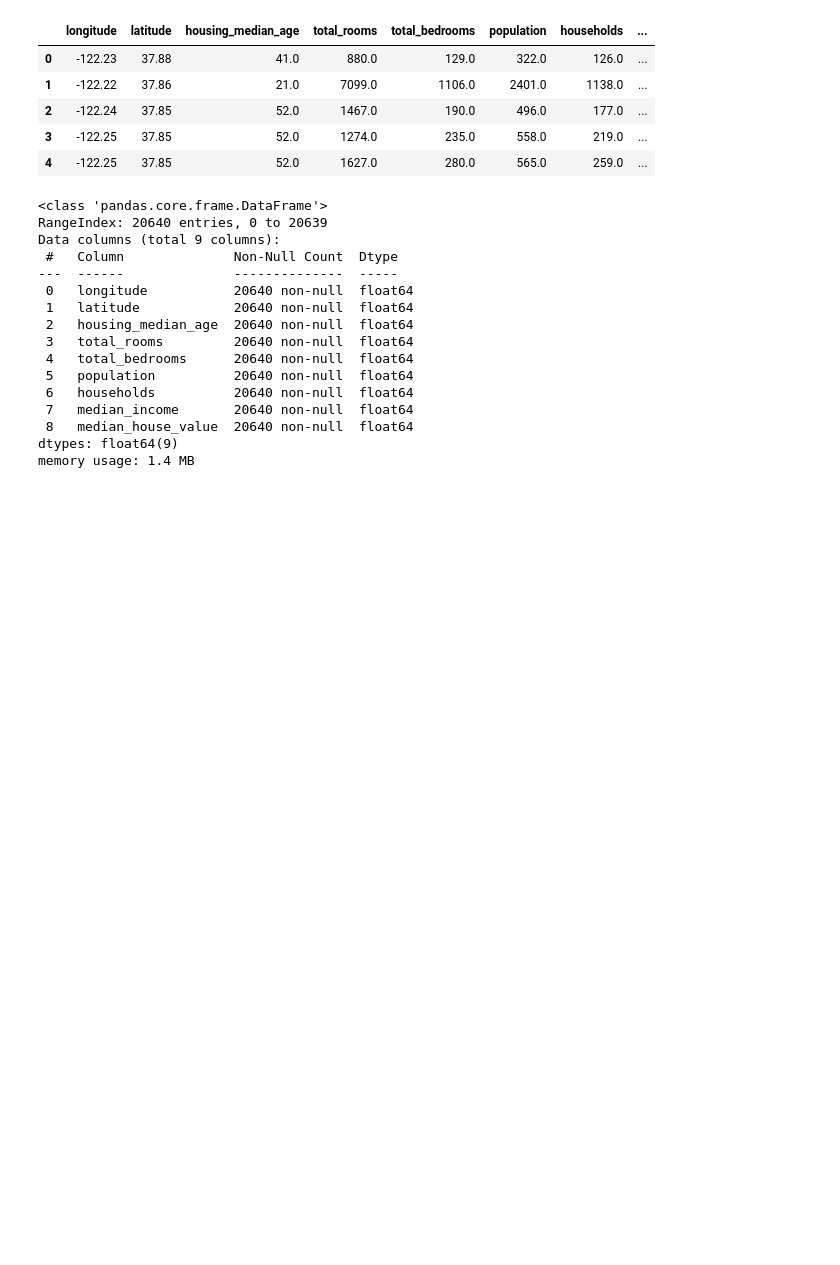
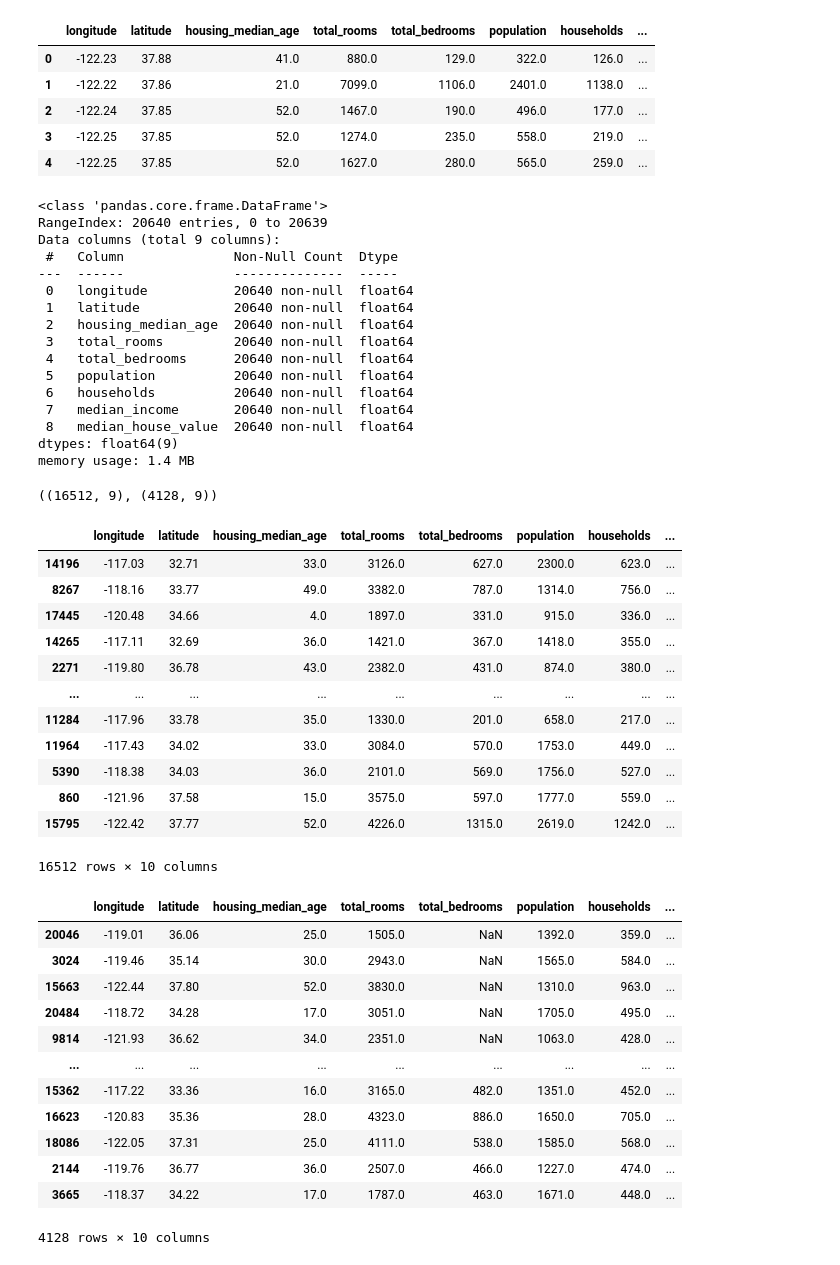
Before and after one commit to Shaht448/chapter-1-ML, a Jupyter notebook: housing_price-checkpoint.ipynb, the cells around one changed output. Drawn from its saved outputs; the diff is of its cells as text; code cells hidden in the pictures; blank space fills up the shorter version.

```diff
--- a/housing_price-checkpoint.ipynb
+++ b/housing_price-checkpoint.ipynb
@@ -230,5 +225,7 @@ feature_cols = ['longitude', 'latitude', 'housing_median_age', 'total_rooms', 't
 ]
 X = data[feature_cols]
 y = data['median_house_value']
-X_train, X_test, y_train, y_test = train_test_split(X, y, test_size=0.25, random_state=7)
+X_train, X_test, y_train, y_test = train_test_split(X, y, test_size=0.2, random_state=7)
 X_train.shape, X_test.shape
+# %% [output]
+((16512, 9), (4128, 9))
@@ -246,0 +232,32 @@ train_set, test_set = split_train_test_by_id(housing_with_id, 0.2, "index")
+# %%
+
+train_set, test_set = train_test_split(data, test_size=0.2, random_state=42)
+display(train_set)
+display(test_set)
+# %% [output]
+|  | longitude | latitude | housing_median_age | total_rooms | total_bedrooms | population | households | ... |
+| 14196 | -117.03 | 32.71 | 33.0 | 3126.0 | 627.0 | 2300.0 | 623.0 | ... |
+| 8267 | -118.16 | 33.77 | 49.0 | 3382.0 | 787.0 | 1314.0 | 756.0 | ... |
+| 17445 | -120.48 | 34.66 | 4.0 | 1897.0 | 331.0 | 915.0 | 336.0 | ... |
+| 14265 | -117.11 | 32.69 | 36.0 | 1421.0 | 367.0 | 1418.0 | 355.0 | ... |
+| 2271 | -119.80 | 36.78 | 43.0 | 2382.0 | 431.0 | 874.0 | 380.0 | ... |
+| ... | ... | ... | ... | ... | ... | ... | ... | ... |
+| 11284 | -117.96 | 33.78 | 35.0 | 1330.0 | 201.0 | 658.0 | 217.0 | ... |
+| 11964 | -117.43 | 34.02 | 33.0 | 3084.0 | 570.0 | 1753.0 | 449.0 | ... |
+| 5390 | -118.38 | 34.03 | 36.0 | 2101.0 | 569.0 | 1756.0 | 527.0 | ... |
+| 860 | -121.96 | 37.58 | 15.0 | 3575.0 | 597.0 | 1777.0 | 559.0 | ... |
+| 15795 | -122.42 | 37.77 | 52.0 | 4226.0 | 1315.0 | 2619.0 | 1242.0 | ... |
+16512 rows × 10 columns
+|  | longitude | latitude | housing_median_age | total_rooms | total_bedrooms | population | households | ... |
+| 20046 | -119.01 | 36.06 | 25.0 | 1505.0 | NaN | 1392.0 | 359.0 | ... |
+| 3024 | -119.46 | 35.14 | 30.0 | 2943.0 | NaN | 1565.0 | 584.0 | ... |
+| 15663 | -122.44 | 37.80 | 52.0 | 3830.0 | NaN | 1310.0 | 963.0 | ... |
+| 20484 | -118.72 | 34.28 | 17.0 | 3051.0 | NaN | 1705.0 | 495.0 | ... |
+| 9814 | -121.93 | 36.62 | 34.0 | 2351.0 | NaN | 1063.0 | 428.0 | ... |
+| ... | ... | ... | ... | ... | ... | ... | ... | ... |
+| 15362 | -117.22 | 33.36 | 16.0 | 3165.0 | 482.0 | 1351.0 | 452.0 | ... |
+| 16623 | -120.83 | 35.36 | 28.0 | 4323.0 | 886.0 | 1650.0 | 705.0 | ... |
+| 18086 | -122.05 | 37.31 | 25.0 | 4111.0 | 538.0 | 1585.0 | 568.0 | ... |
+| 2144 | -119.76 | 36.77 | 36.0 | 2507.0 | 466.0 | 1227.0 | 474.0 | ... |
+| 3665 | -118.37 | 34.22 | 17.0 | 1787.0 | 463.0 | 1671.0 | 448.0 | ... |
+4128 rows × 10 columns
```
Also changed, not shown: parts of 61 cells of this notebook.
